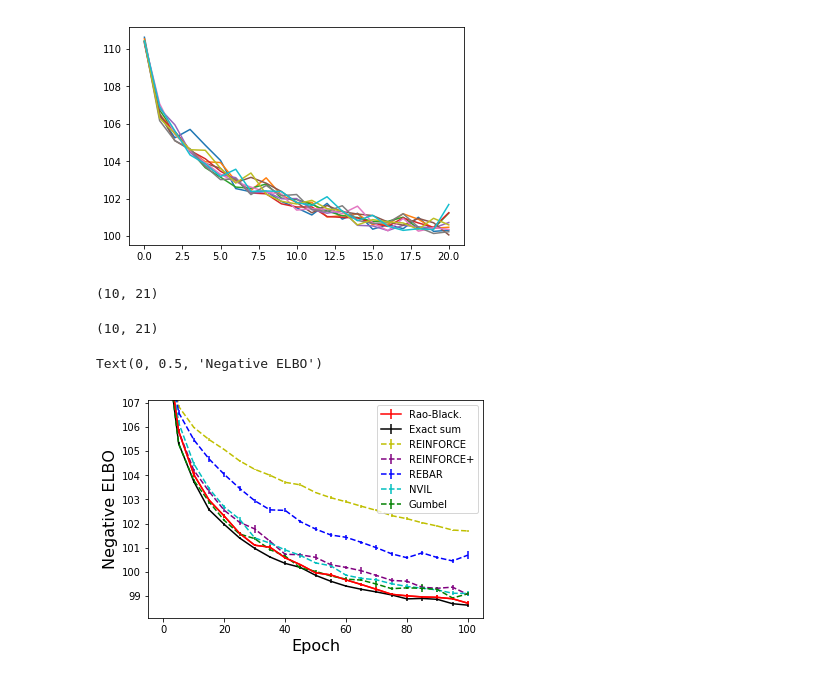
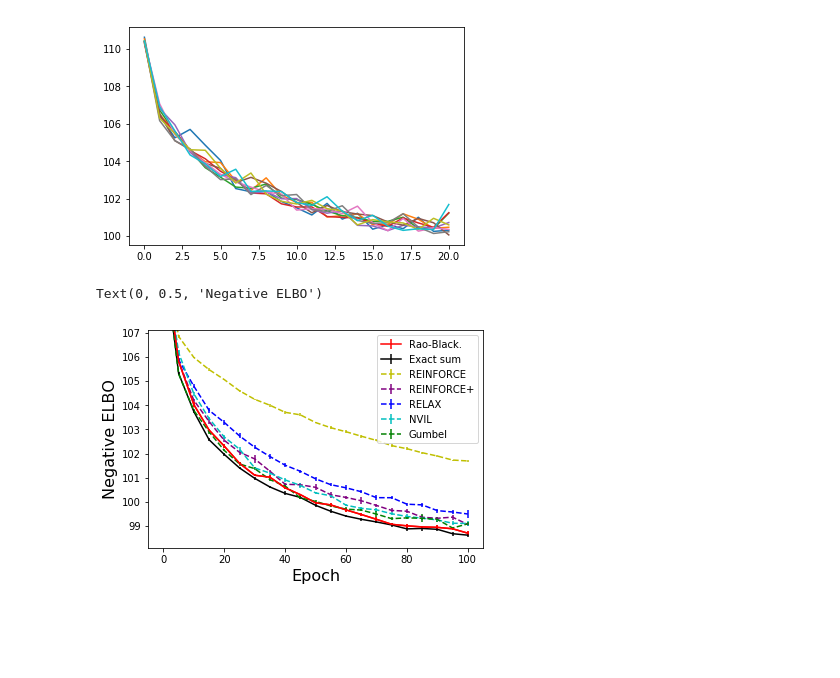
Before and after one commit to Runjing-Liu120/RaoBlackwellizedSGD, a Jupyter notebook: experiments/semisupervised_mnist/jupyter/elbo_plots.ipynb, the cells around one changed output. Saved outputs shown, nothing was run; the diff lists cells and outputs as text; code cells hidden in the pictures; blank space fills up the shorter version.

Commit message:
elbo plot

```diff
--- a/experiments/semisupervised_mnist/jupyter/elbo_plots.ipynb
+++ b/experiments/semisupervised_mnist/jupyter/elbo_plots.ipynb
@@ -124,19 +126,11 @@ avg sec per epoch: mean = 19.102552245867134, sd = 1.9275717921788067
 # %%
-rebar_test_losses_array, rebar_test_timing_array, _, _ = \
-    get_test_losses(method = 'rebar', path='../mnist_vae_results2/', n_trials=10)
+relax_test_losses_array, relax_test_timing_array, _, _ = \
+    get_test_losses(method = 'relax_adapt_cv', path='../mnist_vae_results_rebar/', n_trials=10)
 # %% [output]
 train accuracy: mean = 0.9271089017391205, se = 0.005291429566132641
 test accuracy: mean = 0.9291499793529511, se = 0.005284963664821607
 avg sec per epoch: mean = 19.735073183078576, sd = 2.0041790619509716
 [figure]
-# %%
-rebar_test_losses_array.shape
-# %% [output]
-(10, 21)
-# %%
-topk_test_losses_array.shape
-# %% [output]
-(10, 21)
 # %%
 plt.errorbar(np.arange(21) * 5,
             np.mean(topk_test_losses_array, axis = 0),
@@ -165,43 +159,49 @@ plt.errorbar(np.arange(21) * 5,
             color = 'purple',
             linestyle = '--')
 
+# plt.errorbar(np.arange(21) * 5,
+#             np.mean(rebar_test_losses_array, axis = 0),
+#             yerr= np.std(rebar_test_losses_array, axis = 0) / np.sqrt(10),
+#             label = 'REBAR',
+#             color = 'b',
+#             linestyle = '--')
 plt.errorbar(np.arange(21) * 5,
-            np.mean(rebar_test_losses_array, axis = 0),
+            np.mean(relax_test_losses_array, axis = 0),
             yerr= np.std(rebar_test_losses_array, axis = 0) / np.sqrt(10),
-            label = 'REBAR',
+            label = 'RELAX',
             color = 'b',
             linestyle = '--')
-# plt.plot(np.arange(18) * 5, rebar_test_losses_array.squeeze())
+
 
 plt.errorbar(np.arange(21) * 5,
             np.mean(nvil_test_losses_array, axis = 0),
             yerr= np.std(nvil_test_losses_array, axis = 0) / np.sqrt(10),
             label = 'NVIL',
             color = 'c',
             linestyle = '--')
 
 plt.errorbar(np.arange(21) * 5,
             np.mean(gumbel_test_losses_array, axis = 0),
             yerr= np.std(gumbel_test_losses_array, axis = 0) / np.sqrt(10),
             label = 'Gumbel',
             color = 'g',
             linestyle = '--')
 
 plt.errorbar(np.arange(21) * 5,
             np.mean(topk_test_losses_array, axis = 0),
             yerr= np.std(topk_test_losses_array, axis = 0) / np.sqrt(10),
             color = 'r')
 
 plt.legend()
 
 plt.ylim((98.1, 107.1))
 
 from matplotlib.ticker import StrMethodFormatter
 plt.gca().xaxis.set_major_formatter(StrMethodFormatter('{x:,.0f}')) #  decimal places
 
 
 plt.xlabel('Epoch', fontsize = 16)
 plt.ylabel('Negative ELBO', fontsize = 16)
 # %% [output]
 Text(0, 0.5, 'Negative ELBO')
-[figure, old version]
+[figure, new version]
```
Also changed, not shown: parts of 4 cells of this notebook.
